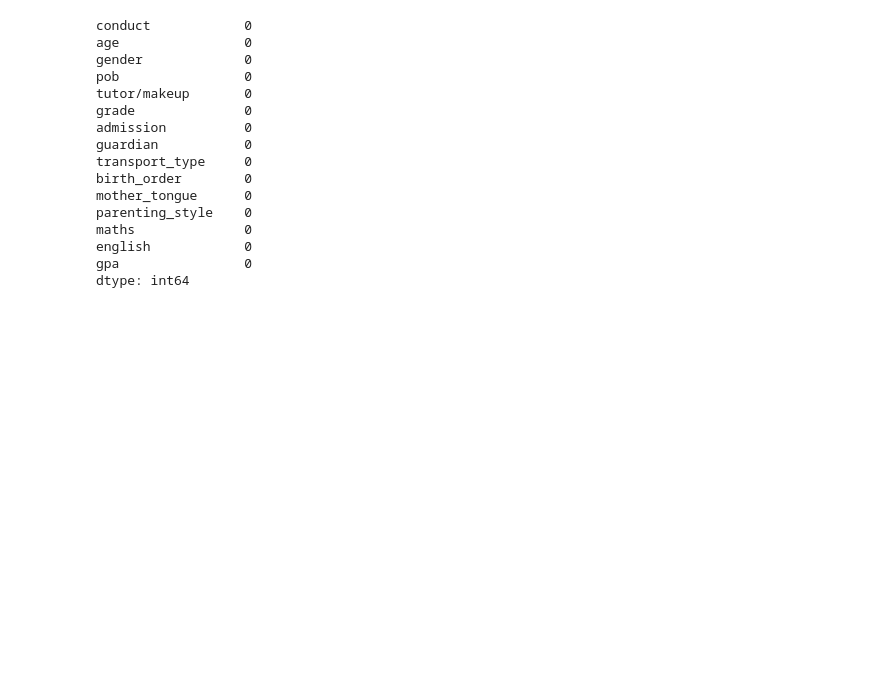
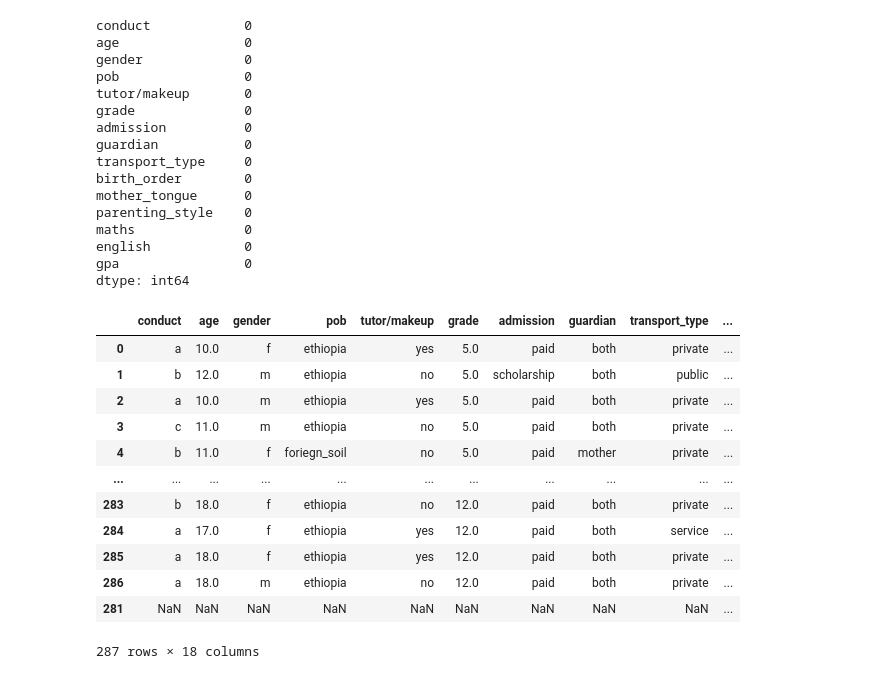
Before and after one commit to Ammon21/School-Data-Science-Project, a Jupyter notebook: notebooks/machine_learning.ipynb, the cells around one changed output. Saved outputs shown, nothing was run; the diff lists cells and outputs as text; code cells hidden in the pictures; blank space fills up the shorter version.

```diff
--- a/notebooks/machine_learning.ipynb
+++ b/notebooks/machine_learning.ipynb
@@ -120,4 +120,23 @@ maths              0
 english            0
 gpa                0
 dtype: int64
+# %%
+dummies = pd.get_dummies(df.birth_order)
+# %%
+merged = pd.concat([dfx, dummies], axis = 'columns')
+merged
+# %% [output]
+|  | conduct | age | gender | pob | tutor/makeup | grade | admission | guardian | transport_type | ... |
+| 0 | a | 10.0 | f | ethiopia | yes | 5.0 | paid | both | private | ... |
+| 1 | b | 12.0 | m | ethiopia | no | 5.0 | scholarship | both | public | ... |
+| 2 | a | 10.0 | m | ethiopia | yes | 5.0 | paid | both | private | ... |
+| 3 | c | 11.0 | m | ethiopia | no | 5.0 | paid | both | private | ... |
+| 4 | b | 11.0 | f | foriegn_soil | no | 5.0 | paid | mother | private | ... |
+| ... | ... | ... | ... | ... | ... | ... | ... | ... | ... | ... |
+| 283 | b | 18.0 | f | ethiopia | no | 12.0 | paid | both | private | ... |
+| 284 | a | 17.0 | f | ethiopia | yes | 12.0 | paid | both | service | ... |
+| 285 | a | 18.0 | f | ethiopia | yes | 12.0 | paid | both | private | ... |
+| 286 | a | 18.0 | m | ethiopia | no | 12.0 | paid | both | private | ... |
+| 281 | NaN | NaN | NaN | NaN | NaN | NaN | NaN | NaN | NaN | ... |
+287 rows × 18 columns
 # %%
```
Also changed, not shown: parts of 2 cells of this notebook.
